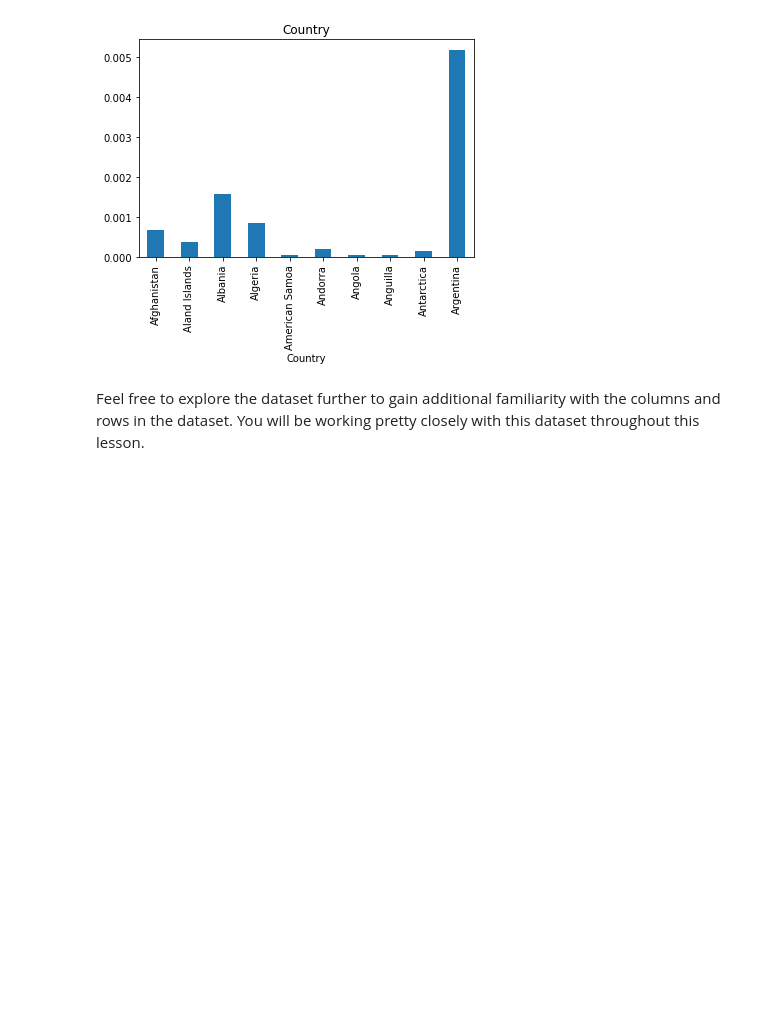
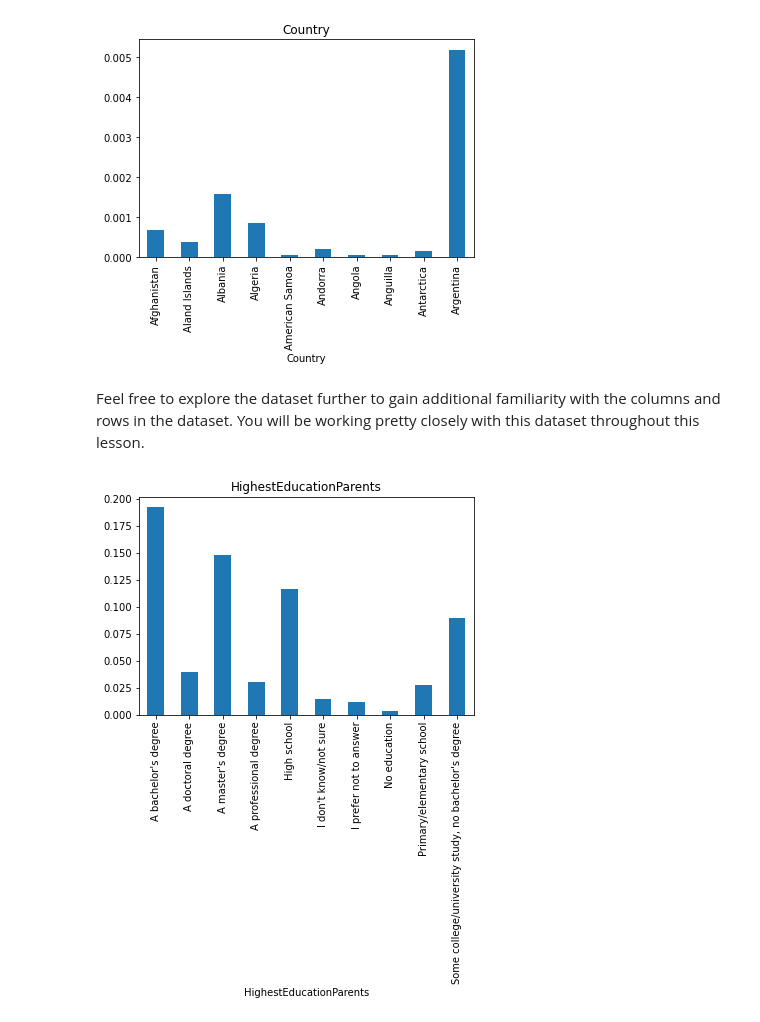
Before and after one commit to HanegaonkarAweZ/DataScienceSelfLearning, a Jupyter notebook: A Look at the Data.ipynb, the cells around one changed output. Saved outputs shown, nothing was run; the diff lists cells and outputs as text; code cells hidden in the pictures; blank space fills up the shorter version.

Commit message:
Added HighestEducationParents bar plot

```diff
--- a/A Look at the Data.ipynb
+++ b/A Look at the Data.ipynb
@@ -121,3 +121,13 @@ plt.title("Country");
 [figure]
 # %% [markdown]
 Feel free to explore the dataset further to gain additional familiarity with the columns and rows in the dataset.  You will be working pretty closely with this dataset throughout this lesson.
+# %%
+count_vals = df.groupby('HighestEducationParents').HighestEducationParents.count() #Provide a pandas series of the counts for each HighestEducationParents
+
+# The below should be a bar chart of the proportion of the top 10 HighestEducationParents for the
+# individuals in your count_vals if it is set up correctly.
+
+(count_vals[:10]/df.shape[0]).plot(kind="bar");
+plt.title("HighestEducationParents");
+# %% [output]
+[figure, added]
```
